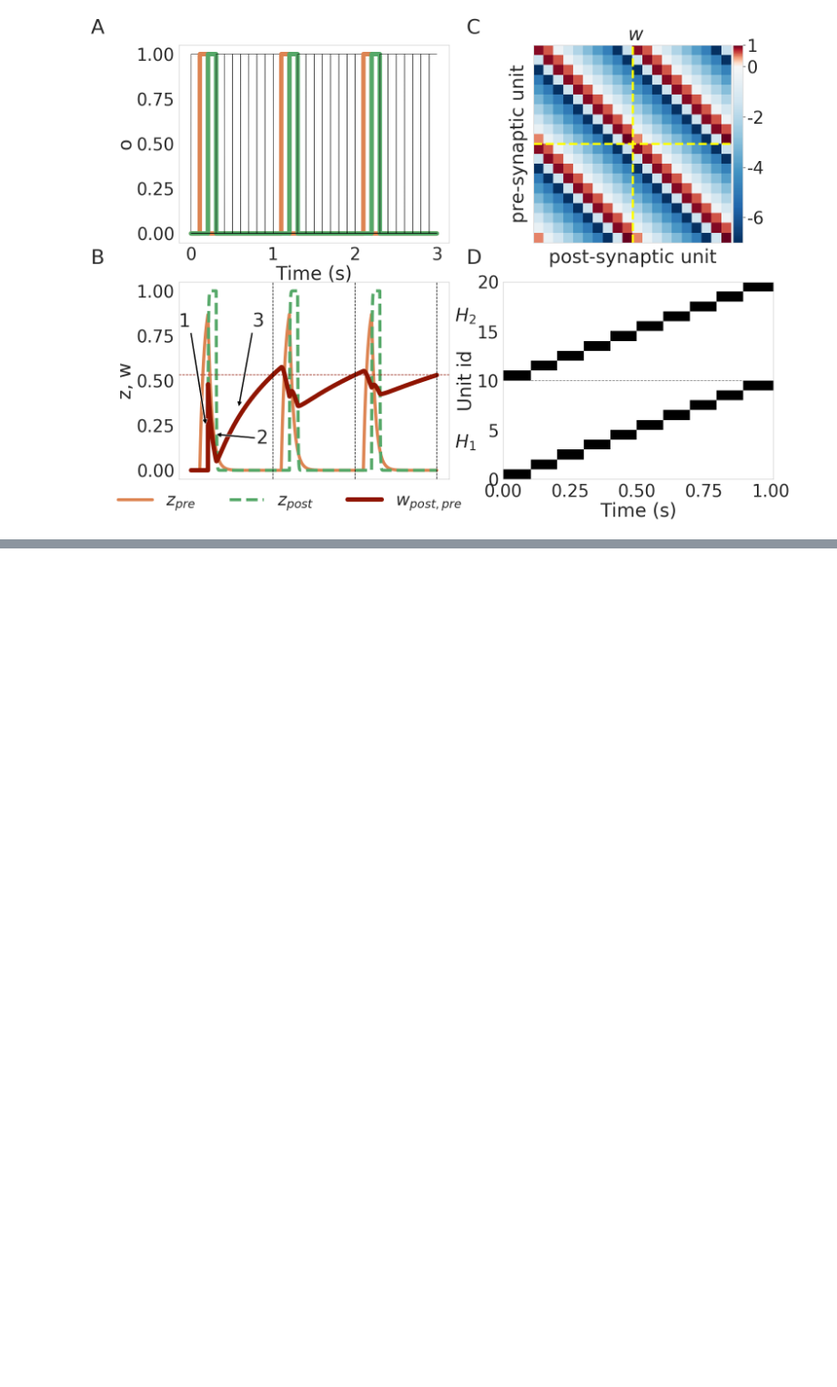
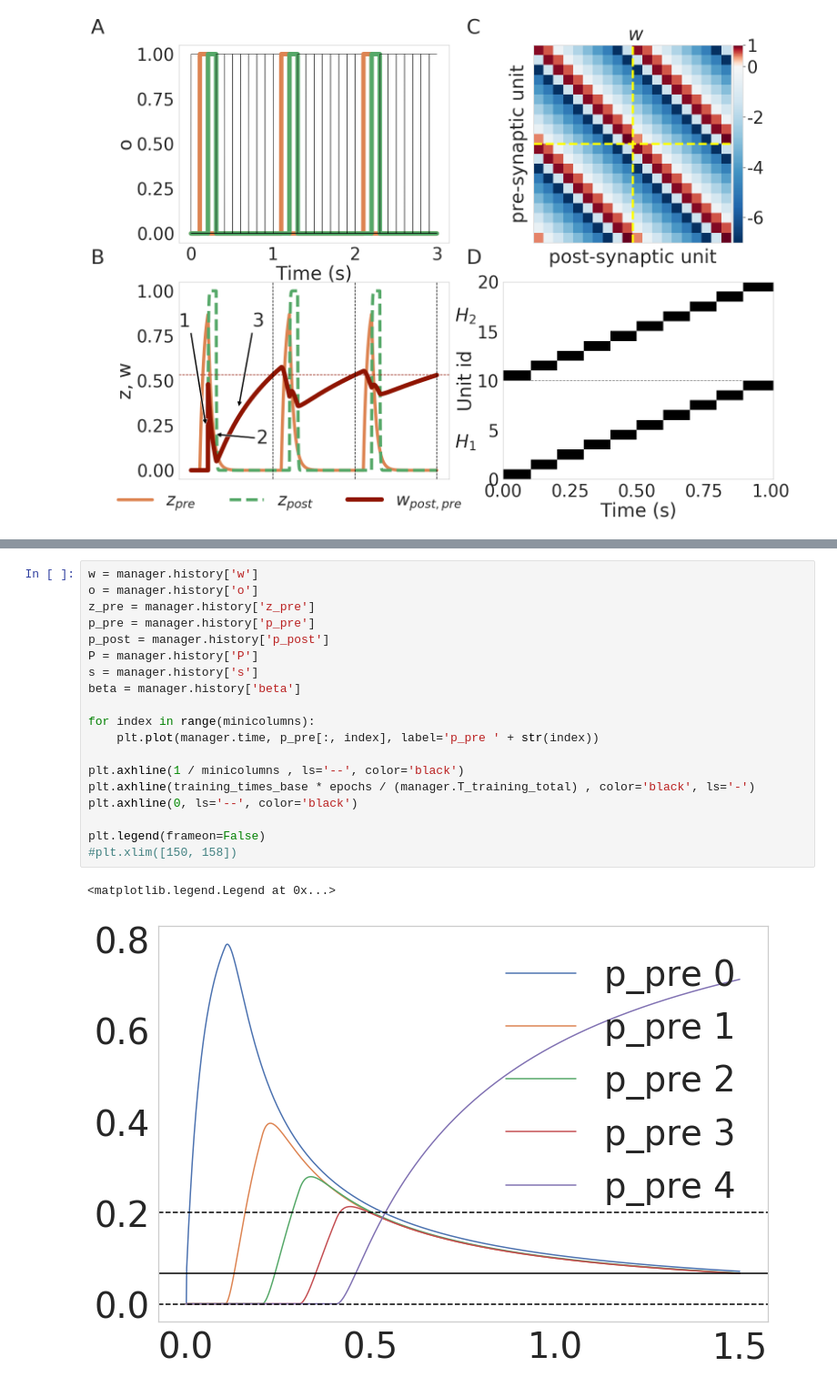
Before and after one commit to h-mayorquin/sequence_learning_paper, a Jupyter notebook: jupyter/2018-10-19(Online vs offline learning).ipynb, the cells around one changed output, grey strips where cells are left out. Shown at 91% size. Saved outputs shown, nothing was run; the diff lists cells and outputs as text; blank space fills up the shorter version.

```diff
--- a/jupyter/2018-10-19(Online vs offline learning).ipynb
+++ b/jupyter/2018-10-19(Online vs offline learning).ipynb
@@ -1097,0 +1147,22 @@ if save:
+# %%
+w = manager.history['w']
+o = manager.history['o']
+z_pre = manager.history['z_pre']
+p_pre = manager.history['p_pre']
+p_post = manager.history['p_post']
+P = manager.history['P']
+s = manager.history['s']
+beta = manager.history['beta']
+
+for index in range(minicolumns):
+    plt.plot(manager.time, p_pre[:, index], label='p_pre ' + str(index))
+
+plt.axhline(1 / minicolumns , ls='--', color='black')
+plt.axhline(training_times_base * epochs / (manager.T_training_total) , color='black', ls='-')
+plt.axhline(0, ls='--', color='black')
+
+plt.legend(frameon=False)
+#plt.xlim([150, 158])
+# %% [output]
+<matplotlib.legend.Legend at 0x...>
+[figure, added]
```
Also changed, not shown: parts of 5 cells of this notebook, 12 other files.
